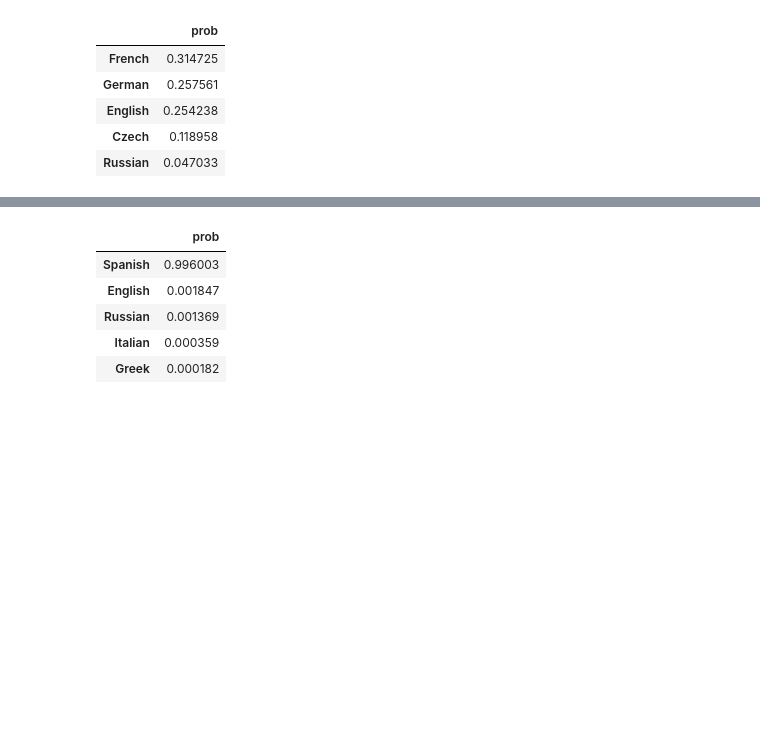
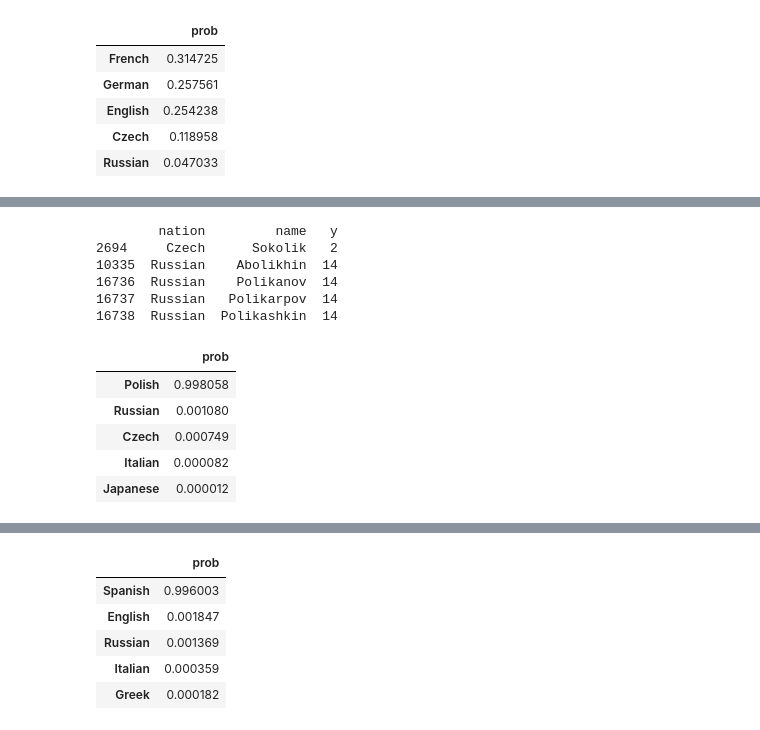
Before and after one commit to pilipolio/python-ml-notebooks, a Jupyter notebook: RNN-LSTM/Nationality of surnames by RNN.ipynb, the cells around one changed output, grey strips where cells are left out. Saved outputs shown, nothing was run; the diff lists cells and outputs as text; code cells hidden in the pictures; blank space fills up the shorter version.

```diff
--- a/RNN-LSTM/Nationality of surnames by RNN.ipynb
+++ b/RNN-LSTM/Nationality of surnames by RNN.ipynb
@@ -365,0 +375,16 @@ predict_nationality_probs("Macron")
+# %%
+print(train_name_containing("olik"))
+predict_nationality_probs("Frolik")
+# %% [output]
+        nation         name   y
+2694     Czech      Sokolik   2
+10335  Russian    Abolikhin  14
+16736  Russian    Polikanov  14
+16737  Russian   Polikarpov  14
+16738  Russian  Polikashkin  14
+|  | prob |
+| Polish | 0.998058 |
+| Russian | 0.001080 |
+| Czech | 0.000749 |
+| Italian | 0.000082 |
+| Japanese | 0.000012 |
```
Also changed, not shown: parts of 5 cells of this notebook.
